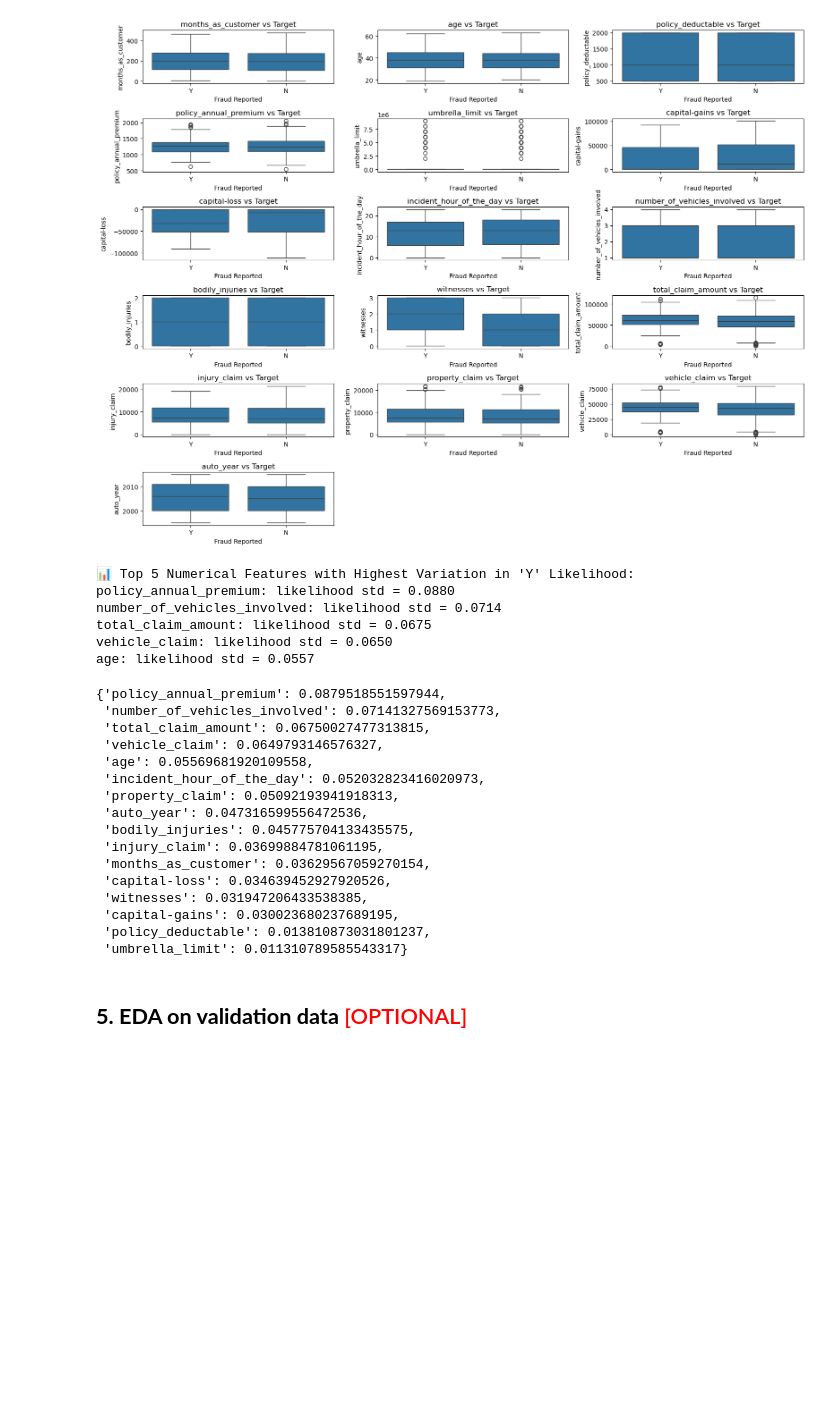
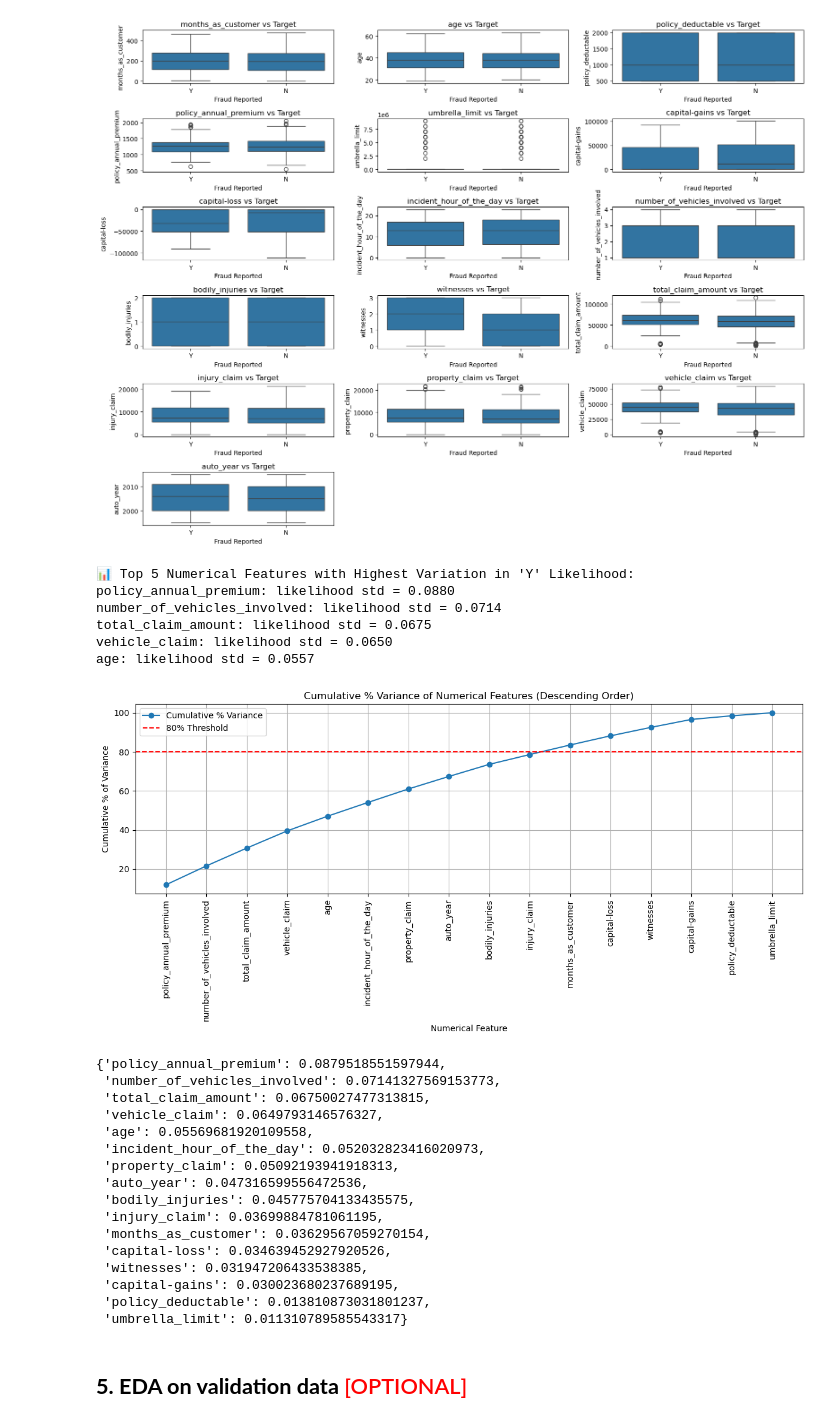
Before and after one commit to pradeephm31/FraudulentClaimDetection, a Jupyter notebook: Fraudulent_Claim_Detection_Starter.ipynb, the cells around one changed output. Drawn from its saved outputs; the diff is of its cells as text; code cells hidden in the pictures; blank space fills up the shorter version.

```diff
--- a/Fraudulent_Claim_Detection_Starter.ipynb
+++ b/Fraudulent_Claim_Detection_Starter.ipynb
@@ -677,33 +700,49 @@ def numerical_target_likelihood_analysis(X, y, target_value='Y', bins=10):
 
         # Group by bin and calculate target likelihood
         stats = (
             df_temp.groupby(col)[y.name]
             .agg(
                 count='count',
                 target_count=lambda x: (x == target_value).sum()
             )
             .assign(likelihood=lambda df: df['target_count'] / df['count'])
         )
 
         # Store the standard deviation of the likelihoods
         likelihood_variation[col] = stats['likelihood'].std()
 
     # Sort and display top 10
     sorted_variation = sorted(likelihood_variation.items(), key=lambda x: x[1], reverse=True)
 
     print("\n📊 Top 5 Numerical Features with Highest Variation in 'Y' Likelihood:")
     for feature, std_val in sorted_variation[:5]:
         print(f"{feature}: likelihood std = {std_val:.4f}")
+    df_var = pd.DataFrame(sorted_variation, columns=['feature', 'std'])
+    df_var['cumulative_variance'] = df_var['std'].cumsum()
+    df_var['cumulative_percentage'] = 100 * df_var['cumulative_variance'] / df_var['std'].sum()
 
+        # Plot
+    plt.figure(figsize=(12, 6))
+    plt.plot(df_var['feature'], df_var['cumulative_percentage'], marker='o', label='Cumulative % Variance')
+    plt.xticks(rotation=90)
+    plt.title("Cumulative % Variance of Numerical Features (Descending Order)")
+    plt.xlabel("Numerical Feature")
+    plt.ylabel("Cumulative % of Variance")
+    plt.grid(True)
+    plt.tight_layout()
+    plt.axhline(y=80, color='red', linestyle='--', label='80% Threshold')  # Optional: Pareto threshold
+    plt.legend()
+    plt.show()
     return dict(sorted_variation)
 numerical_target_likelihood_analysis(X_train, y_train, target_value='Y', bins=10)
 # %% [output]
 📊 Top 5 Numerical Features with Highest Variation in 'Y' Likelihood:
 policy_annual_premium: likelihood std = 0.0880
 number_of_vehicles_involved: likelihood std = 0.0714
 total_claim_amount: likelihood std = 0.0675
 vehicle_claim: likelihood std = 0.0650
 age: likelihood std = 0.0557
+[figure, added]
 {'policy_annual_premium': 0.0879518551597944,
  'number_of_vehicles_involved': 0.07141327569153773,
  'total_claim_amount': 0.06750027477313815,
```
Also changed, not shown: parts of 2 cells of this notebook, 2 other files.
